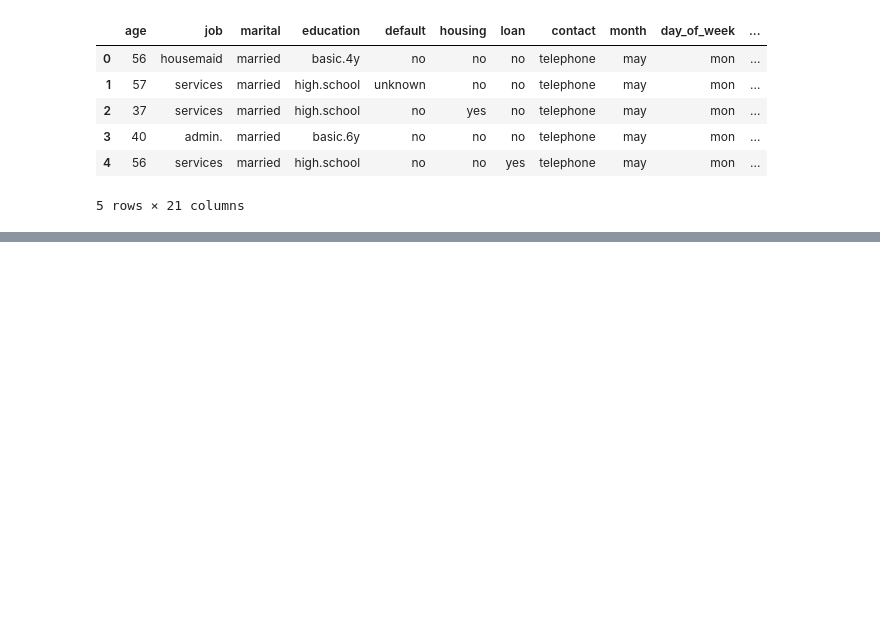
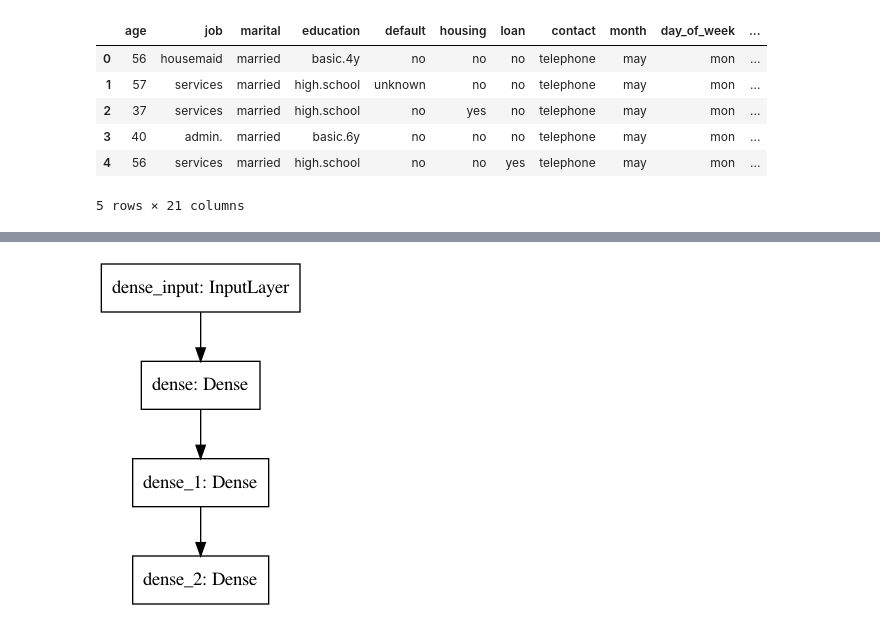
Before and after one commit to junelsolis/AAU-Machine-Learning, a Jupyter notebook: Mini Project 1/Mini Project 1.ipynb, the cells around one changed output, grey strips where cells are left out. Drawn from its saved outputs; the diff is of its cells as text; code cells hidden in the pictures; blank space fills up the shorter version.

```diff
--- a/Mini Project 1/Mini Project 1.ipynb
+++ b/Mini Project 1/Mini Project 1.ipynb
@@ -151,0 +179,5 @@ Epoch 10/10
+# %%
+from tensorflow.keras.utils import plot_model
+plot_model(model, to_file='model.png')
+# %% [output]
+[figure, added]
```
Also changed, not shown: parts of 11 cells of this notebook.
